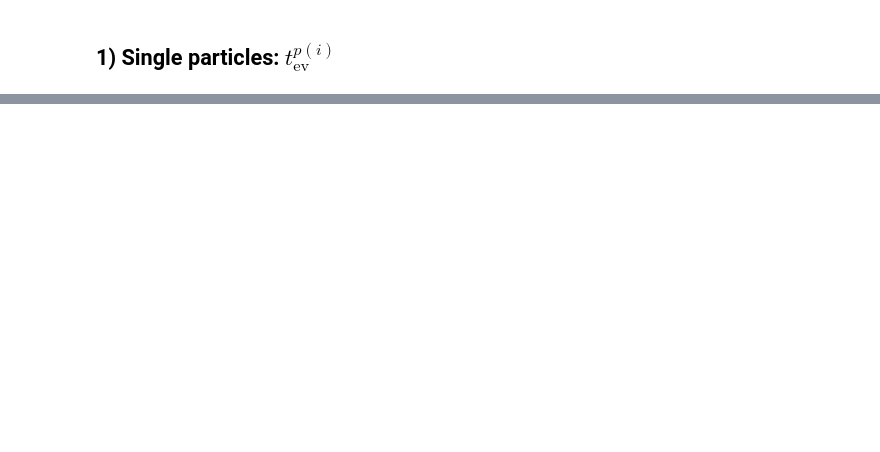
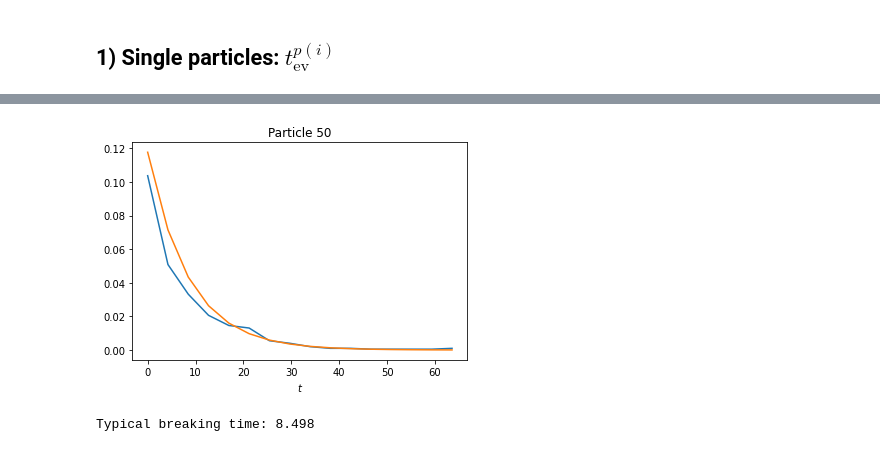
Before and after one commit to Simone7monaco/PatchyParticles, a Jupyter notebook: Histograms.ipynb, the cells around one changed output, grey strips where cells are left out. Saved outputs shown, nothing was run; the diff lists cells and outputs as text; code cells hidden in the pictures; blank space fills up the shorter version.

```diff
--- a/Histograms.ipynb
+++ b/Histograms.ipynb
@@ -151,0 +100,5 @@ plt.show()
+# %%
+expfit(49, log=False)
+# %% [output]
+[figure, added]
+Typical breaking time: 8.498
```
Also changed, not shown: parts of 11 cells of this notebook.
